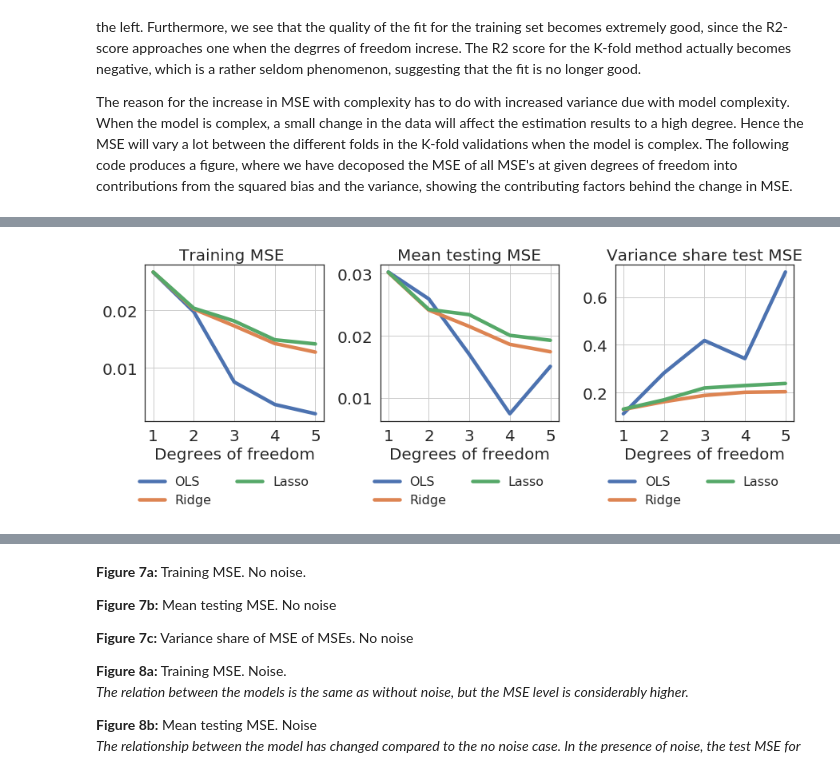
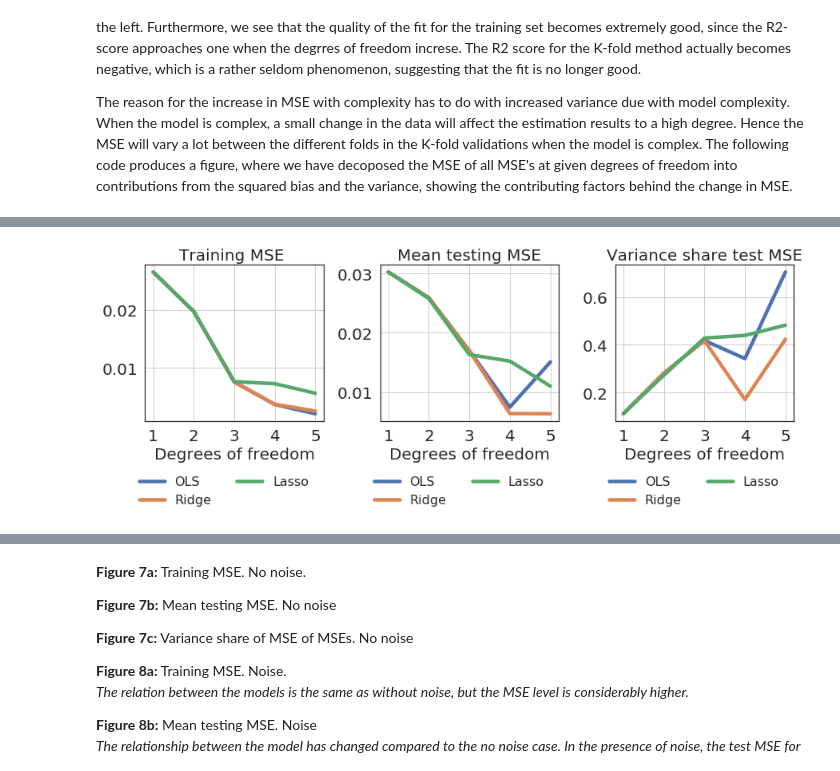
Before and after one commit to kaaja/ADAML, a Jupyter notebook: m1/m1Class.ipynb, the cells around one changed output, grey strips where cells are left out. Cells and saved outputs as stored; diff of their text form; code cells hidden in the pictures.

```diff
--- a/m1/m1Class.ipynb
+++ b/m1/m1Class.ipynb
@@ -90,0 +87,13 @@ The following code produces figures for comparing training MSE between three mod
+# %%
+degree=5
+numberOfFolds = 10
+startLambdaRidge = .00018
+startLambdaLasso =  .8*.0000946125*1.45**-2#.0000946125
+numberOfPoints = 3
+maxIterations = 100000
+adjustmentFactorRidge = 1.5
+adjustmentFactorLasso = 1.45
+tst1.punishmenParameterAnalysis(degree=degree, numberOfFolds = numberOfFolds, startLambdaRidge=startLambdaRidge, \
+                                   startLambdaLasso = startLambdaLasso, numberOfPoints = numberOfPoints,\
+                                    maxIterations = maxIterations, adjustmentFactorRidge=adjustmentFactorRidge,\
+                                   adjustmentFactorLasso=adjustmentFactorLasso)
@@ -91,8 +113,11 @@ The following code produces figures for comparing training MSE between three mod
 # %%
-tst1.mseAllModels(franke=True)
+ridgeLambda = startLambdaRidge*adjustmentFactorRidge
+lassoLambda = startLambdaLasso
+
+tst1.mseAllModels(franke=True, ridgeLambda=ridgeLambda, lassoLambda=lassoLambda)
 tst1.mseAllModelsPlot()
 # %% [output]
-[figure, old version]
+[figure, new version]
 # %% [markdown]
 __Figure 4a:__ Training MSE. <br>
 _Training MSE is always lowest for the OLS-model._ <br>
```
Also changed, not shown: parts of 30 cells of this notebook, 1 other file.
